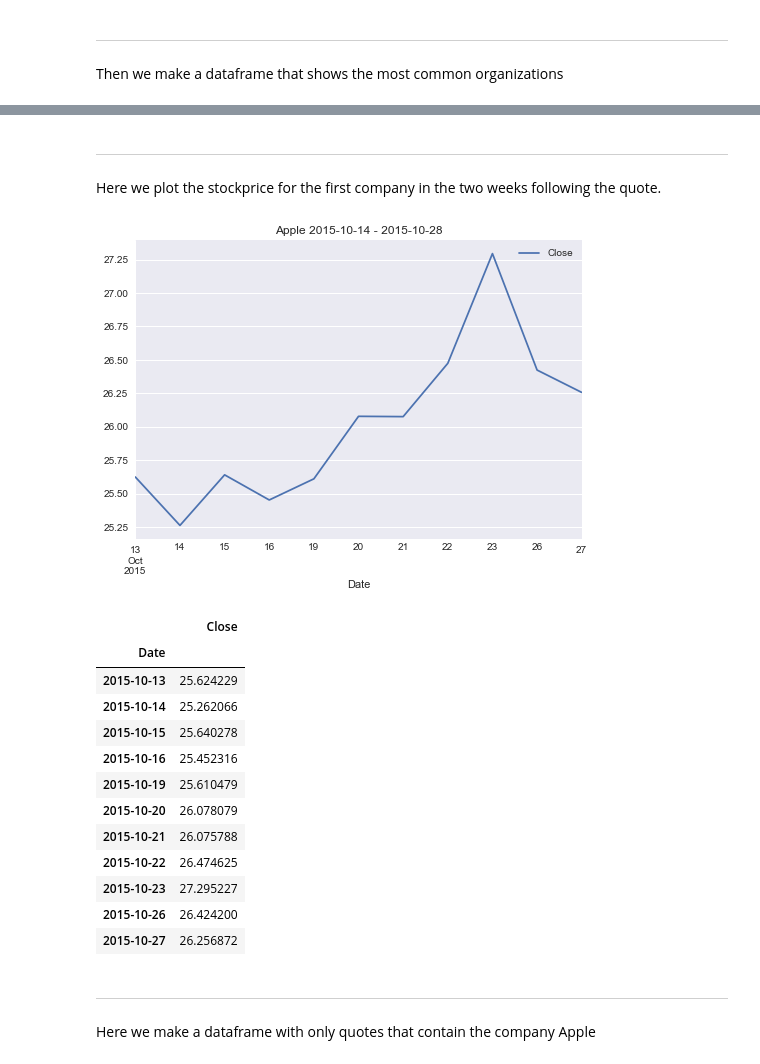
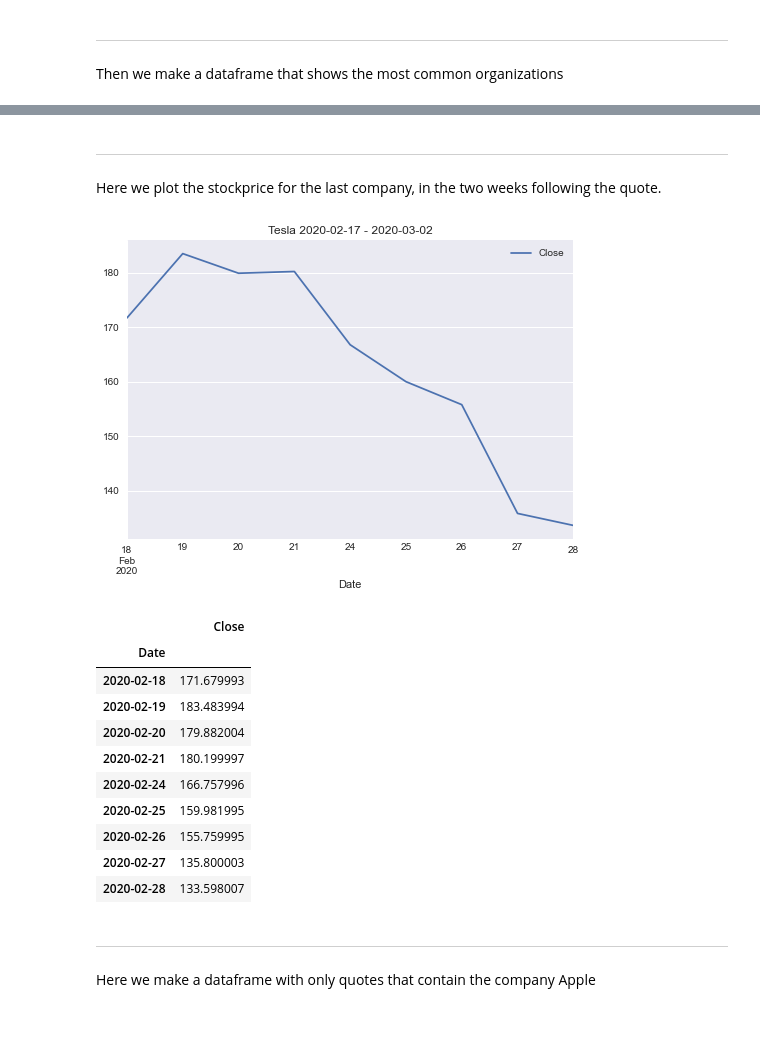
Before and after one commit to LobsterChampage/ada-2021-project-madagascar, a Jupyter notebook: Main.ipynb, the cells around one changed output, grey strips where cells are left out. Drawn from its saved outputs; the diff is of its cells as text; code cells hidden in the pictures; blank space fills up the shorter version.

```diff
--- a/Main.ipynb
+++ b/Main.ipynb
@@ -47,28 +48,26 @@ org_count_df.head(20)
 # %% [markdown]
 ---
-Here we plot the stockprice for the first company in the two weeks following the quote.
+Here we plot the stockprice for the last company, in the two weeks following the quote.
 # %%
 from financials import stock_history
 from financials import get_dates
 
-start_date, end_date = get_dates(elon_org_df.iloc[0]['date'], 2, 0)
-stock_df = stock_history(elon_org_df.iloc[0]['ORG'], start_date, end_date, plot=True)
+start_date, end_date = get_dates(elon_org_df.iloc[-1]['date'], 2, 0)
+stock_df = stock_history(elon_org_df.iloc[-1]['ORG'], start_date, end_date, plot=True)
 stock_df
 # %% [output]
-[figure, old version]
+[figure, new version]
 |  | Close |
 | Date |  |
-| 2015-10-13 | 25.624229 |
-| 2015-10-14 | 25.262066 |
-| 2015-10-15 | 25.640278 |
-| 2015-10-16 | 25.452316 |
-| 2015-10-19 | 25.610479 |
-| 2015-10-20 | 26.078079 |
-| 2015-10-21 | 26.075788 |
-| 2015-10-22 | 26.474625 |
-| 2015-10-23 | 27.295227 |
-| 2015-10-26 | 26.424200 |
-| 2015-10-27 | 26.256872 |
+| 2020-02-18 | 171.679993 |
+| 2020-02-19 | 183.483994 |
+| 2020-02-20 | 179.882004 |
+| 2020-02-21 | 180.199997 |
+| 2020-02-24 | 166.757996 |
+| 2020-02-25 | 159.981995 |
+| 2020-02-26 | 155.759995 |
+| 2020-02-27 | 135.800003 |
+| 2020-02-28 | 133.598007 |
 # %% [markdown]
 ---
 Here we make a dataframe with only quotes that contain the company Apple
```
Also changed, not shown: parts of 16 cells of this notebook, 11 other files.
